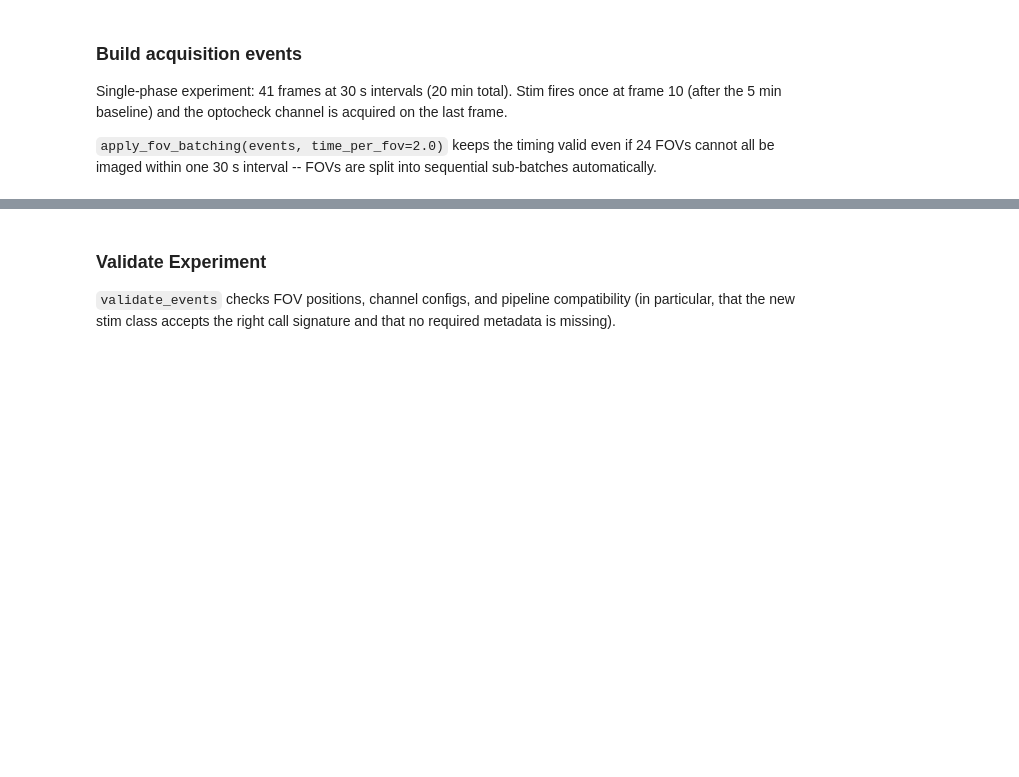
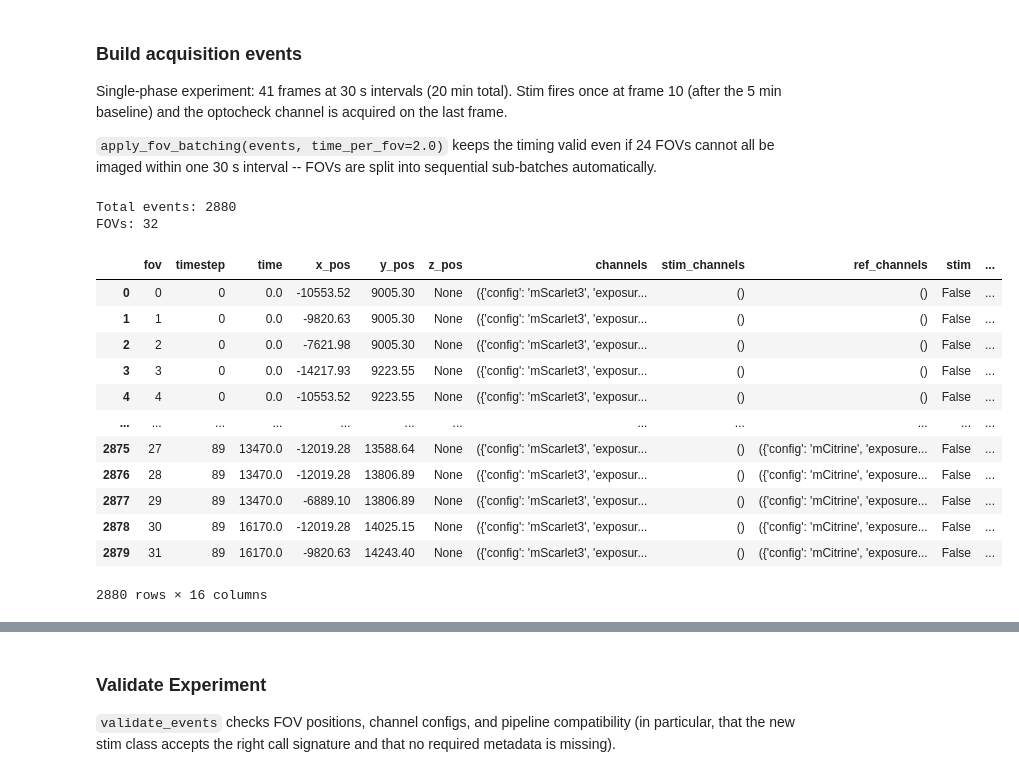
Before and after one commit to pertzlab/faro-experiments, a Jupyter notebook: 23_random_stim_per_cell_14px_patches/random_stim_per_cell_14px_patches.ipynb, the cells around one changed output, grey strips where cells are left out. Saved outputs shown, nothing was run; the diff lists cells and outputs as text; code cells hidden in the pictures; blank space fills up the shorter version.

```diff
--- a/23_random_stim_per_cell_14px_patches/random_stim_per_cell_14px_patches.ipynb
+++ b/23_random_stim_per_cell_14px_patches/random_stim_per_cell_14px_patches.ipynb
@@ -47,39 +47,41 @@ mic.mmc.setChannelGroup("TTL_ERK")  # adjust to the channel group used in MicroM
 SLEEP_BEFORE_EXPERIMENT_START_in_H = 0  # delay before acquisition (hours); 0 = start immediately
 
 INTERVAL_S = 30          # 30 s between frames
-BASELINE_MIN = 5         # baseline duration before the stim pulse
-RESPONSE_MIN = 15        # response window after the stim pulse
 
-# Derived frame indices (0-indexed, single-phase experiment)
-N_BASELINE = int(BASELINE_MIN * 60 / INTERVAL_S)            # 10 frames
-N_RESPONSE = int(RESPONSE_MIN * 60 / INTERVAL_S)            # 30 frames
-N_FRAMES = N_BASELINE + N_RESPONSE + 1                      # 41 frames -> 20 min total
-STIM_FRAME = N_BASELINE                                     # stim once at frame 10
+# Frame counts per phase (all 0-indexed inside a single phase)
+N_BASELINE = 20          # imaging frames before the stim block
+N_STIM     = 10          # consecutive stim frames (mask stays fixed across these)
+N_RECOVERY = 60          # imaging frames after the stim block
+N_FRAMES   = N_BASELINE + N_STIM + N_RECOVERY
+
+# Stim frame indices: a contiguous block right after baseline.
+STIM_FRAMES = list(range(N_BASELINE, N_BASELINE + N_STIM))
 
 ## Storage -- all output (zarr, tracks, TIFFs, stim_patches sidecar) goes under this directory
-base_path = "E:\\Alex"
+base_path = r"Z:\lhinder\data\rtm_mm_data\exp_427"
 experiment_name = "random_stim_per_cell_14px_patches"
 path = os.path.join(base_path, experiment_name)
 
 ## Stimulation channel -- light used for optogenetic activation
 stim_channel = PowerChannel(
     config="CyanStim",
-    exposure=100,
+    exposure=300,
     group="TTL_ERK",
-    power=10,
+    power=20,
 )
 
 ## Imaging channels -- order matters (channel 0 is used for segmentation)
 imaging_channels = (
-    PowerChannel(config="miRFP", exposure=100, group="TTL_ERK", power=99),       # nuclear marker
-    PowerChannel(config="mScarlet3", exposure=100, group="TTL_ERK", power=99),   # ERK-KTR reporter
+    PowerChannel(config="mScarlet3", exposure=100, group="TTL_ERK", power=5),   # ERK-KTR reporter
+    PowerChannel(config="miRFP", exposure=1000, group="TTL_ERK", power=99),       # PIP
+
 )
 
 ## Optocheck channel -- acquired only on ref_frames; longer exposure to measure optogenetic tool expression
-optocheck_channel = PowerChannel(config="mCitrine", exposure=600, group="TTL_ERK", power=99)
+optocheck_channel = PowerChannel(config="mCitrine", exposure=300, group="TTL_ERK", power=30)
 
 print(f"Experiment timing: {N_FRAMES} frames @ {INTERVAL_S}s = {(N_FRAMES-1)*INTERVAL_S/60:.1f} min")
-print(f"Baseline: frames 0..{N_BASELINE-1} ({BASELINE_MIN} min)")
-print(f"Stim    : frame  {STIM_FRAME}")
-print(f"Response: frames {STIM_FRAME+1}..{N_FRAMES-1} ({RESPONSE_MIN} min)")
+print(f"Baseline : frames 0..{N_BASELINE-1} ({N_BASELINE*INTERVAL_S/60:.1f} min)")
+print(f"Stim     : frames {STIM_FRAMES[0]}..{STIM_FRAMES[-1]} ({N_STIM*INTERVAL_S/60:.1f} min)")
+print(f"Recovery : frames {STIM_FRAMES[-1]+1}..{N_FRAMES-1} ({N_RECOVERY*INTERVAL_S/60:.1f} min)")
 print(f"Optocheck: last frame ({N_FRAMES-1})")
@@ -173,26 +228,42 @@ imaged within one 30 s interval -- FOVs are split into sequential sub-batches au
 # %%
 fov_positions = utils.generate_fov_positions(mic, viewer=viewer)
 
 phase = RTMSequence(
     time_plan={"interval": INTERVAL_S, "loops": N_FRAMES},
     stage_positions=fov_positions,
     channels=imaging_channels,
     stim_channels=(stim_channel,),
-    stim_frames=[STIM_FRAME],
+    stim_frames=STIM_FRAMES,
     ref_channels=(optocheck_channel,),
     ref_frames=[-1],
     rtm_metadata={
         "phase_name": "RandomPatchStim",
         "phase_id": 0,
         "treatment_name": "Random per-cell 14px-patch stimulation",
     },
 )
 
 # combine() flattens the RTMSequence into per-event records that the controller and
 # apply_fov_batching can consume; passing axis="t" is a no-op for a single phase.
 events = combine(phase, axis="t")
-events = utils.apply_fov_batching(events, time_per_fov=2.0)
+events = utils.apply_fov_batching(events, time_per_fov=5.0)
 
 print(f"Total events: {len(events)}")
 print(f"FOVs: {len(fov_positions)}")
-utils.events_to_dataframe(events).sort_values("timestep").head()
+utils.events_to_dataframe(events).sort_values("timestep")
+# %% [output]
+Total events: 2880
+FOVs: 32
+|  | fov | timestep | time | x_pos | y_pos | z_pos | channels | stim_channels | ref_channels | stim | ... |
+| 0 | 0 | 0 | 0.0 | -10553.52 | 9005.30 | None | ({'config': 'mScarlet3', 'exposur... | () | () | False | ... |
+| 1 | 1 | 0 | 0.0 | -9820.63 | 9005.30 | None | ({'config': 'mScarlet3', 'exposur... | () | () | False | ... |
+| 2 | 2 | 0 | 0.0 | -7621.98 | 9005.30 | None | ({'config': 'mScarlet3', 'exposur... | () | () | False | ... |
+| 3 | 3 | 0 | 0.0 | -14217.93 | 9223.55 | None | ({'config': 'mScarlet3', 'exposur... | () | () | False | ... |
+| 4 | 4 | 0 | 0.0 | -10553.52 | 9223.55 | None | ({'config': 'mScarlet3', 'exposur... | () | () | False | ... |
+| ... | ... | ... | ... | ... | ... | ... | ... | ... | ... | ... | ... |
+| 2875 | 27 | 89 | 13470.0 | -12019.28 | 13588.64 | None | ({'config': 'mScarlet3', 'exposur... | () | ({'config': 'mCitrine', 'exposure... | False | ... |
+| 2876 | 28 | 89 | 13470.0 | -12019.28 | 13806.89 | None | ({'config': 'mScarlet3', 'exposur... | () | ({'config': 'mCitrine', 'exposure... | False | ... |
+| 2877 | 29 | 89 | 13470.0 | -6889.10 | 13806.89 | None | ({'config': 'mScarlet3', 'exposur... | () | ({'config': 'mCitrine', 'exposure... | False | ... |
+| 2878 | 30 | 89 | 16170.0 | -12019.28 | 14025.15 | None | ({'config': 'mScarlet3', 'exposur... | () | ({'config': 'mCitrine', 'exposure... | False | ... |
+| 2879 | 31 | 89 | 16170.0 | -9820.63 | 14243.40 | None | ({'config': 'mScarlet3', 'exposur... | () | ({'config': 'mCitrine', 'exposure... | False | ... |
+2880 rows × 16 columns
```
Also changed, not shown: parts of 12 cells of this notebook.
